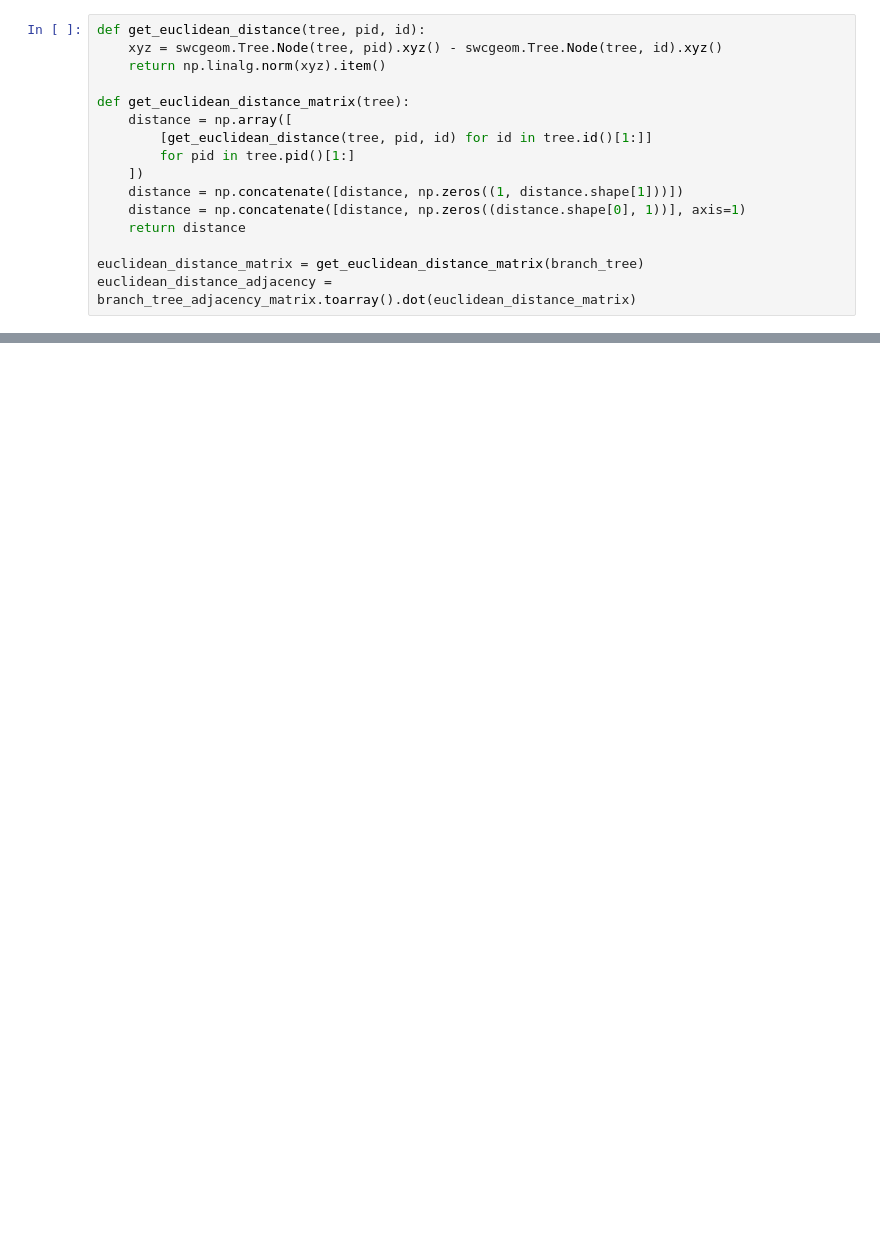
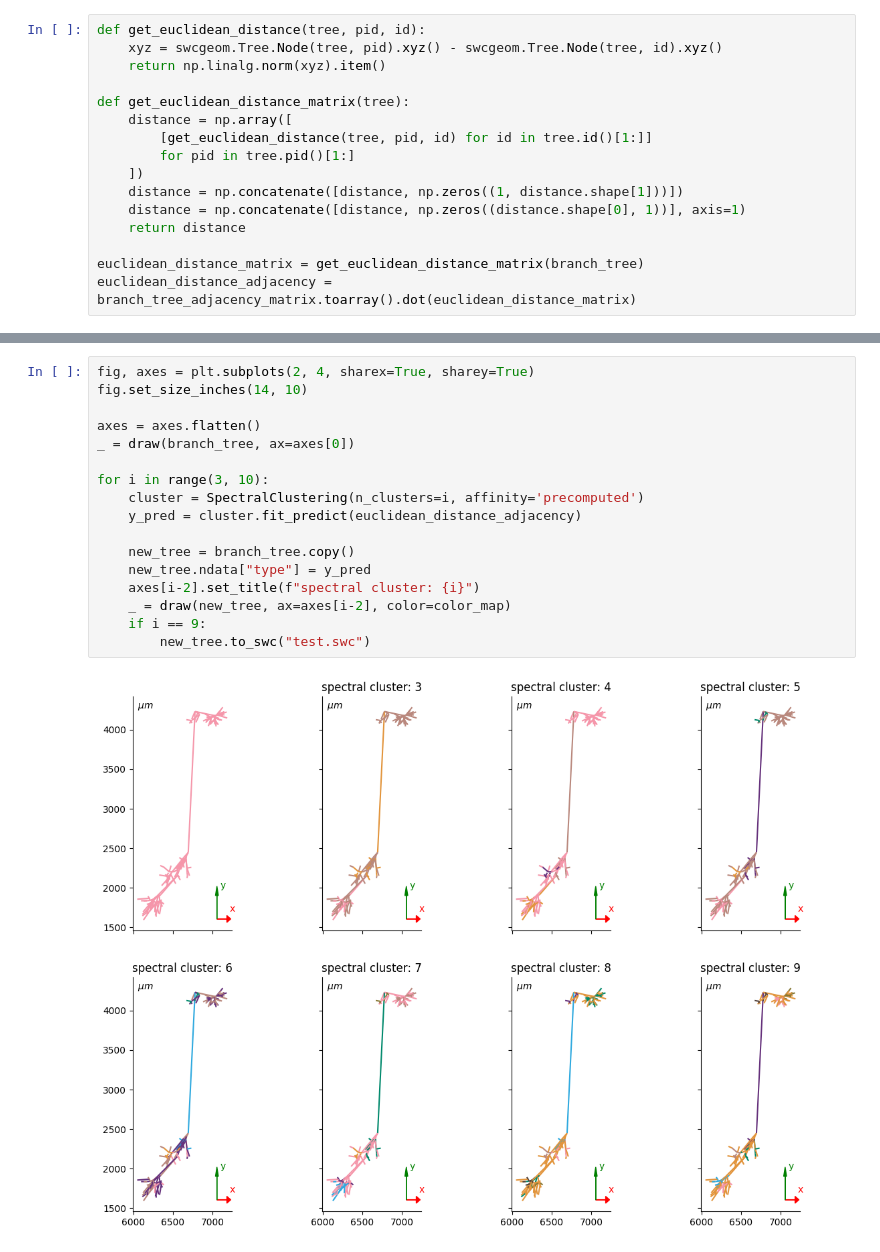
Before and after one commit to yzx9/swcgeom, a Jupyter notebook: examples/SpectralClustering.ipynb, the cells around one changed output, grey strips where cells are left out. Drawn from its saved outputs; the diff is of its cells as text; blank space fills up the shorter version.

Commit message:
docs(example): improve spectral clustering

```diff
--- a/examples/SpectralClustering.ipynb
+++ b/examples/SpectralClustering.ipynb
@@ -85,0 +86,19 @@ fit_and_draw(branch_tree, euclidean_distance_adjacency, 4)
+# %%
+fig, axes = plt.subplots(2, 4, sharex=True, sharey=True)
+fig.set_size_inches(14, 10)
+
+axes = axes.flatten()
+_ = draw(branch_tree, ax=axes[0])
+
+for i in range(3, 10):
+    cluster = SpectralClustering(n_clusters=i, affinity='precomputed')
+    y_pred = cluster.fit_predict(euclidean_distance_adjacency)
+
+    new_tree = branch_tree.copy()
+    new_tree.ndata["type"] = y_pred
+    axes[i-2].set_title(f"spectral cluster: {i}")
+    _ = draw(new_tree, ax=axes[i-2], color=color_map)
+    if i == 9:
+        new_tree.to_swc("test.swc")
+# %% [output]
+[figure, added]
```
Also changed, not shown: parts of 4 cells of this notebook.
